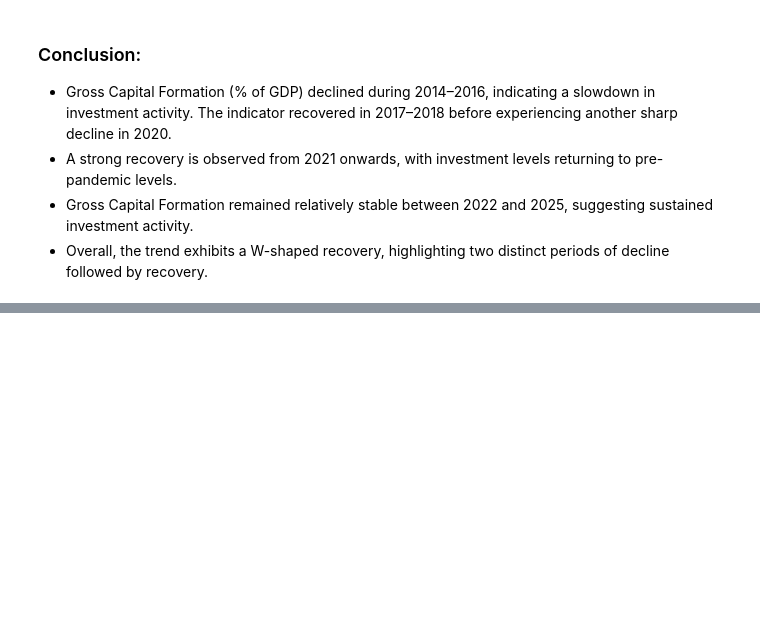
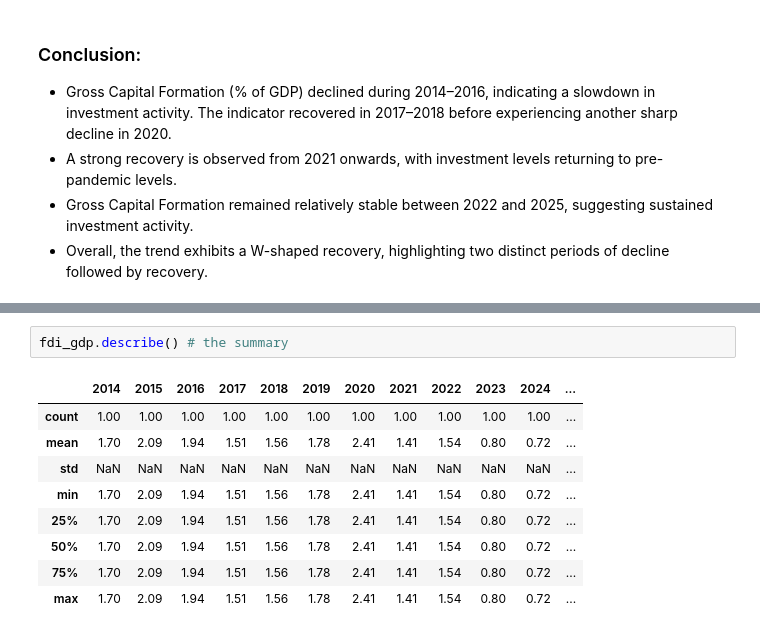
Before and after one commit to Sayan-Modak/Investment_Analysis-EDA, a Jupyter notebook: Notebooks/Economic_EDA_.ipynb, the cells around one changed output, grey strips where cells are left out. Drawn from its saved outputs; the diff is of its cells as text; blank space fills up the shorter version.

```diff
--- a/Notebooks/Economic_EDA_.ipynb
+++ b/Notebooks/Economic_EDA_.ipynb
@@ -335,0 +345,12 @@ dtype: object
+# %%
+fdi_gdp.describe() # the summary
+# %% [output]
+|  | 2014 | 2015 | 2016 | 2017 | 2018 | 2019 | 2020 | 2021 | 2022 | 2023 | 2024 | ... |
+| count | 1.00 | 1.00 | 1.00 | 1.00 | 1.00 | 1.00 | 1.00 | 1.00 | 1.00 | 1.00 | 1.00 | ... |
+| mean | 1.70 | 2.09 | 1.94 | 1.51 | 1.56 | 1.78 | 2.41 | 1.41 | 1.54 | 0.80 | 0.72 | ... |
+| std | NaN | NaN | NaN | NaN | NaN | NaN | NaN | NaN | NaN | NaN | NaN | ... |
+| min | 1.70 | 2.09 | 1.94 | 1.51 | 1.56 | 1.78 | 2.41 | 1.41 | 1.54 | 0.80 | 0.72 | ... |
+| 25% | 1.70 | 2.09 | 1.94 | 1.51 | 1.56 | 1.78 | 2.41 | 1.41 | 1.54 | 0.80 | 0.72 | ... |
+| 50% | 1.70 | 2.09 | 1.94 | 1.51 | 1.56 | 1.78 | 2.41 | 1.41 | 1.54 | 0.80 | 0.72 | ... |
+| 75% | 1.70 | 2.09 | 1.94 | 1.51 | 1.56 | 1.78 | 2.41 | 1.41 | 1.54 | 0.80 | 0.72 | ... |
+| max | 1.70 | 2.09 | 1.94 | 1.51 | 1.56 | 1.78 | 2.41 | 1.41 | 1.54 | 0.80 | 0.72 | ... |
```
Also changed, not shown: parts of 13 cells of this notebook.
